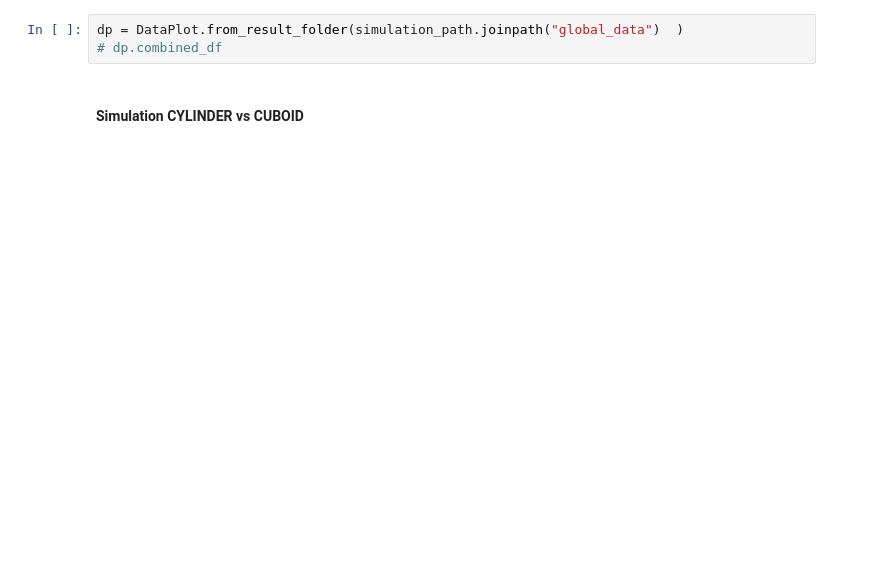
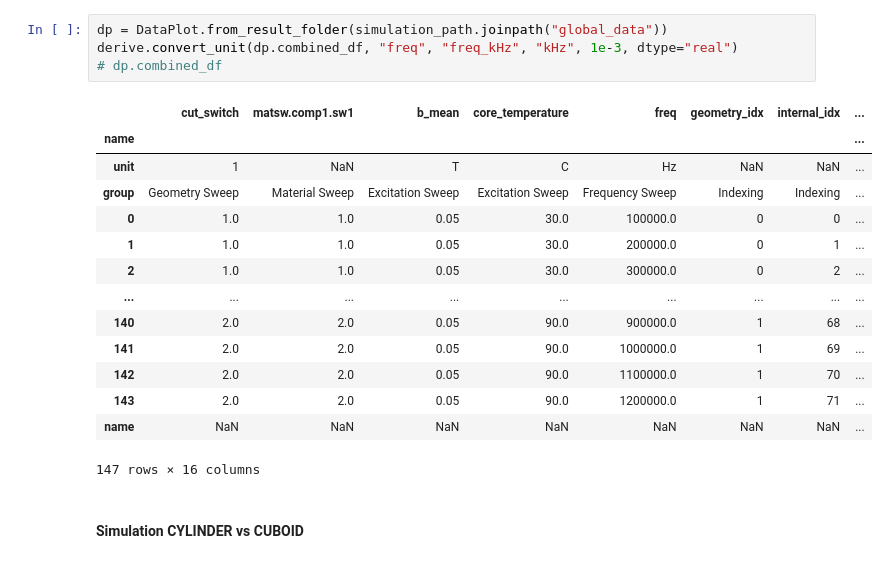
Before and after one commit to upb-lea/dimensional-performance-factor, a Jupyter notebook: dev/2_3_plot.ipynb, the cells around one changed output. Drawn from its saved outputs; the diff is of its cells as text; blank space fills up the shorter version.

```diff
--- a/dev/2_3_plot.ipynb
+++ b/dev/2_3_plot.ipynb
@@ -35,6 +49,22 @@ measurements_path = paths.measurement_data
 # %%
-dp = DataPlot.from_result_folder(simulation_path.joinpath("global_data")  )
+dp = DataPlot.from_result_folder(simulation_path.joinpath("global_data"))
+derive.convert_unit(dp.combined_df, "freq", "freq_kHz", "kHz", 1e-3, dtype="real")
 # dp.combined_df
+# %% [output]
+|  | cut_switch | matsw.comp1.sw1 | b_mean | core_temperature | freq | geometry_idx | internal_idx | ... |
+| name |  |  |  |  |  |  |  | ... |
+| unit | 1 | NaN | T | C | Hz | NaN | NaN | ... |
+| group | Geometry Sweep | Material Sweep | Excitation Sweep | Excitation Sweep | Frequency Sweep | Indexing | Indexing | ... |
+| 0 | 1.0 | 1.0 | 0.05 | 30.0 | 100000.0 | 0 | 0 | ... |
+| 1 | 1.0 | 1.0 | 0.05 | 30.0 | 200000.0 | 0 | 1 | ... |
+| 2 | 1.0 | 1.0 | 0.05 | 30.0 | 300000.0 | 0 | 2 | ... |
+| ... | ... | ... | ... | ... | ... | ... | ... | ... |
+| 140 | 2.0 | 2.0 | 0.05 | 90.0 | 900000.0 | 1 | 68 | ... |
+| 141 | 2.0 | 2.0 | 0.05 | 90.0 | 1000000.0 | 1 | 69 | ... |
+| 142 | 2.0 | 2.0 | 0.05 | 90.0 | 1100000.0 | 1 | 70 | ... |
+| 143 | 2.0 | 2.0 | 0.05 | 90.0 | 1200000.0 | 1 | 71 | ... |
+| name | NaN | NaN | NaN | NaN | NaN | NaN | NaN | ... |
+147 rows × 16 columns
 # %% [markdown]
 #### Simulation CYLINDER vs CUBOID
 # %%
```
Also changed, not shown: parts of 11 cells of this notebook.
